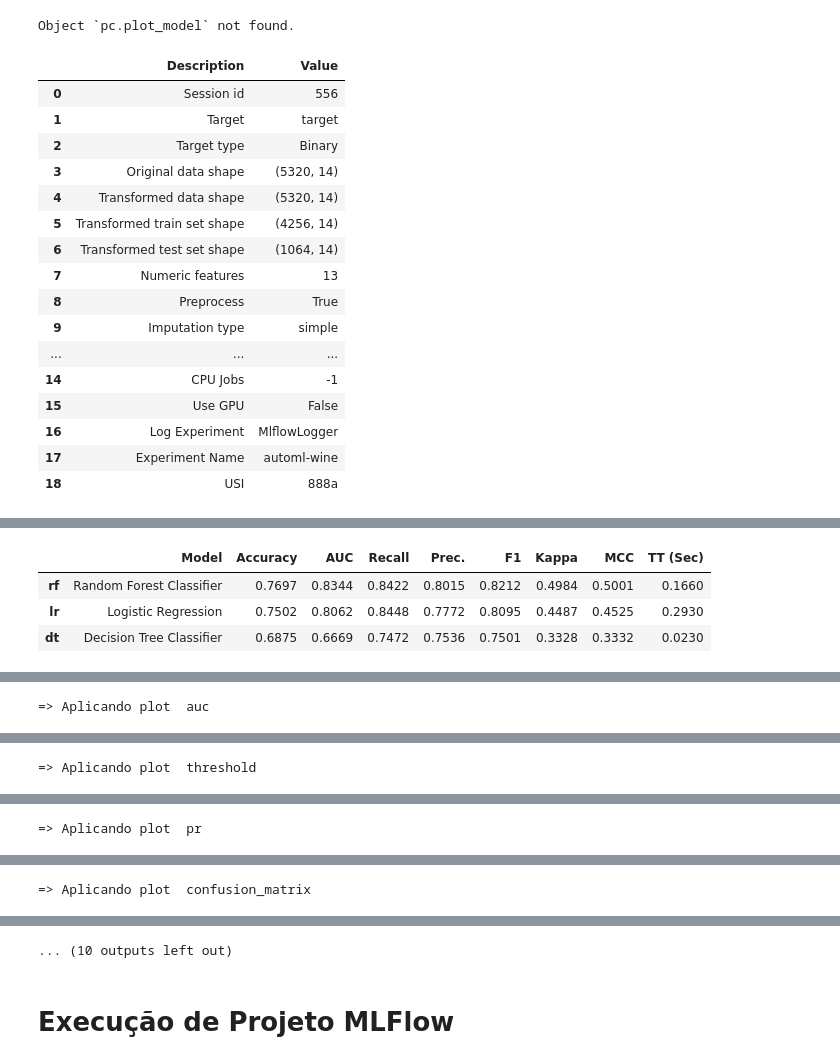
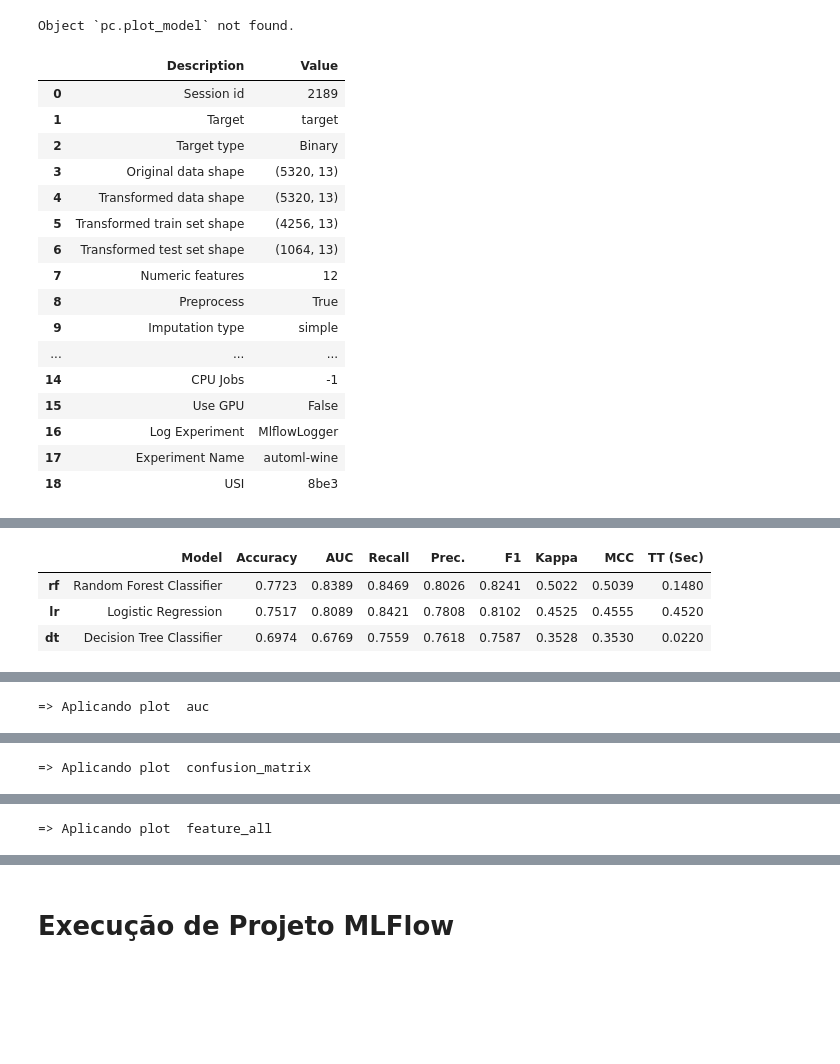
Before and after one commit to tciodaro/eng_ml, a Jupyter notebook: code/aula04_mlflow_rastreamento.ipynb, the cells around one changed output, grey strips where cells are left out. Cells and saved outputs as stored; diff of their text form; code cells hidden in the pictures; blank space fills up the shorter version.

```diff
--- a/code/aula04_mlflow_rastreamento.ipynb
+++ b/code/aula04_mlflow_rastreamento.ipynb
@@ -91,6 +91,7 @@ for cname in categorical_cols:
     encoder_map[cname] = encoder
 
     df_wine = pd.concat([df_wine, ohe_df], axis=1).drop(cname, axis=1)
+df_wine.drop('type_white', axis=1, inplace=True)
 df_wine.head()
 # %% [output]
 |  | fixed acidity | volatile acidity | citric acid | residual sugar | chlorides | free sulfur dioxide | ... |
@@ -114,6 +115,6 @@ from mlflow.tracking import MlflowClient
 mlflow_client = MlflowClient()
 
 # Para usar o sqlite como repositorio
-# mlflow.set_tracking_uri("sqlite:///mlruns.db")
+mlflow.set_tracking_uri("sqlite:///mlruns.db")
 # %% [markdown]
 ## Rodada com Log de Métricas e Parâmetros - Árvore
@@ -340,50 +352,55 @@ s = pc.setup(data = df_train,
              log_plots = True)
 models = ['lr', 'dt', 'rf']
 bestmodel = pc.compare_models(include = models)
 
 # plot: str, default = 'residual'
 # [ 'auc', 'threshold','pr','confusion_matrix','error','class_report',
 #                          'boundary','rfe','learning','manifold','calibration','vc','dimension',
 #                          'feature','feature_all','parameter','lift','gain','tree','ks']
 # Log do run, e nao do modelo respectivo
-classification_plots = [ 'auc', 'threshold','pr','confusion_matrix','error','class_report',
-                         'learning','vc','feature_all',]
+classification_plots = [
+    'auc', 'confusion_matrix',
+    # 'error','class_report'
+    # 'threshold','pr',,
+    # 'learning',
+    # 'vc',
+    'feature_all',
+]
 for plot_type in classification_plots:
     print('=> Aplicando plot ', plot_type)
     try:
         artifact = pc.plot_model(bestmodel, plot=plot_type, save=True) # use_train_data=False
         mlflow.log_artifact(artifact)
     except:
         print('=> Nao possivel plotar: ', plot_type )
         continue
 # %% [output]
 |  | Description | Value |
-| 0 | Session id | 556 |
+| 0 | Session id | 2189 |
 | 1 | Target | target |
 | 2 | Target type | Binary |
-| 3 | Original data shape | (5320, 14) |
-| 4 | Transformed data shape | (5320, 14) |
-| 5 | Transformed train set shape | (4256, 14) |
-| 6 | Transformed test set shape | (1064, 14) |
-| 7 | Numeric features | 13 |
+| 3 | Original data shape | (5320, 13) |
+| 4 | Transformed data shape | (5320, 13) |
+| 5 | Transformed train set shape | (4256, 13) |
+| 6 | Transformed test set shape | (1064, 13) |
+| 7 | Numeric features | 12 |
 | 8 | Preprocess | True |
 | 9 | Imputation type | simple |
 | ... | ... | ... |
 | 14 | CPU Jobs | -1 |
 | 15 | Use GPU | False |
 | 16 | Log Experiment | MlflowLogger |
 | 17 | Experiment Name | automl-wine |
-| 18 | USI | 888a |
+| 18 | USI | 8be3 |
 [interactive output not drawn]
 |  | Model | Accuracy | AUC | Recall | Prec. | F1 | Kappa | MCC | TT (Sec) |
-| rf | Random Forest Classifier | 0.7697 | 0.8344 | 0.8422 | 0.8015 | 0.8212 | 0.4984 | 0.5001 | 0.1660 |
-| lr | Logistic Regression | 0.7502 | 0.8062 | 0.8448 | 0.7772 | 0.8095 | 0.4487 | 0.4525 | 0.2930 |
-| dt | Decision Tree Classifier | 0.6875 | 0.6669 | 0.7472 | 0.7536 | 0.7501 | 0.3328 | 0.3332 | 0.0230 |
+| rf | Random Forest Classifier | 0.7723 | 0.8389 | 0.8469 | 0.8026 | 0.8241 | 0.5022 | 0.5039 | 0.1480 |
+| lr | Logistic Regression | 0.7517 | 0.8089 | 0.8421 | 0.7808 | 0.8102 | 0.4525 | 0.4555 | 0.4520 |
+| dt | Decision Tree Classifier | 0.6974 | 0.6769 | 0.7559 | 0.7618 | 0.7587 | 0.3528 | 0.3530 | 0.0220 |
 [interactive output not drawn]
 => Aplicando plot  auc
 [interactive output not drawn]
-=> Aplicando plot  threshold
+=> Aplicando plot  confusion_matrix
 [interactive output not drawn]
-=> Aplicando plot  pr
+=> Aplicando plot  feature_all
 [interactive output not drawn]
-=> Aplicando plot  confusion_matrix
@@ -391,4 +407,3 @@ for plot_type in classification_plots:
-... (10 outputs left out)
 # %% [markdown]
 # Execução de Projeto MLFlow
 # %%
```
Also changed, not shown: parts of 7 cells of this notebook.
